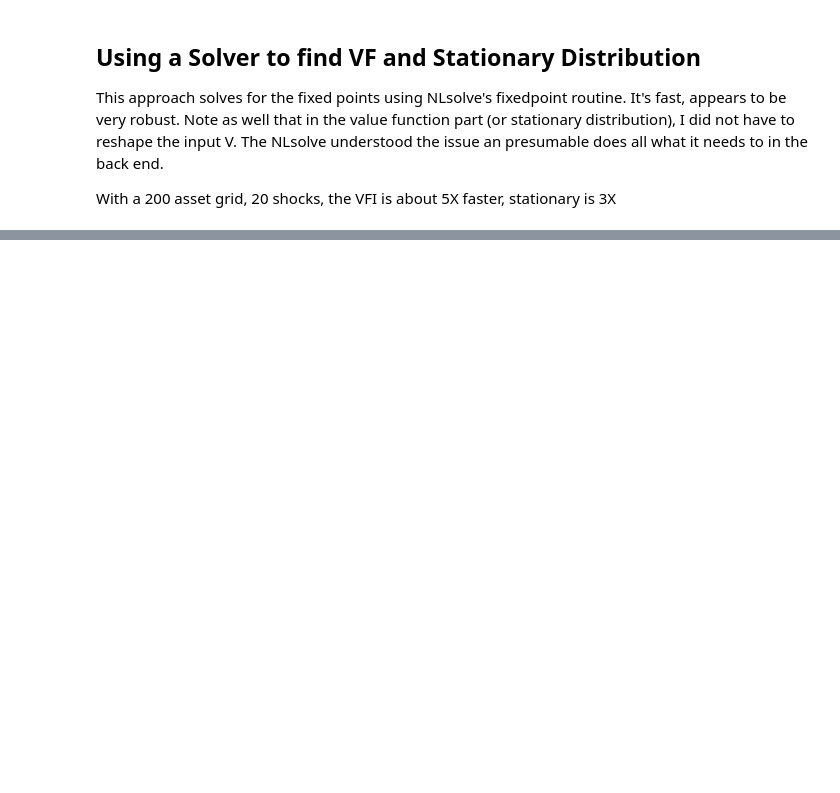
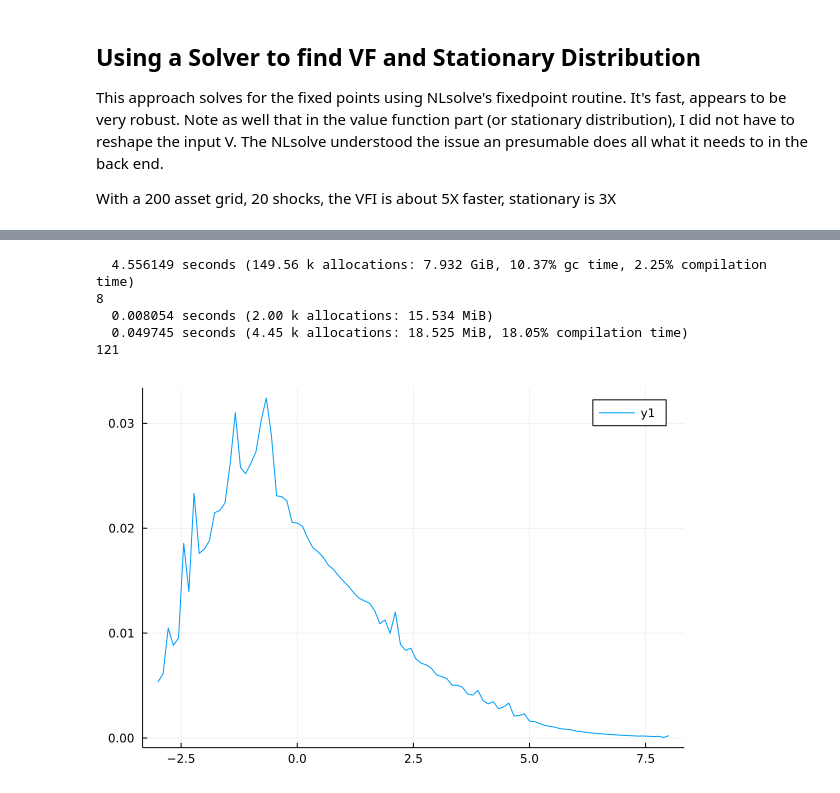
Before and after one commit to mwaugh0328/Hugget-Economy, a Jupyter notebook: hugget.ipynb, the cells around one changed output, grey strips where cells are left out. Cells and saved outputs as stored; diff of their text form; code cells hidden in the pictures; blank space fills up the shorter version.

```diff
--- a/hugget.ipynb
+++ b/hugget.ipynb
@@ -353,0 +421,56 @@ With a 200 asset grid, 20 shocks, the VFI is about 5X faster, stationary is 3X
+# %%
+# make utility grid
+
+u = make_utility(test)
+
+# define the inline function on the bellman operator.
+# so the input is v (other stuff is fixed)
+
+T(v) = bellman_operator(v,u,test.mc.p,test.β)
+
+initialvalue = -ones(test.Na, test.Nshocks) / (1- test.β)
+
+@time vfisol = fixedpoint(T, initialvalue, ftol = 1e-3, method = :newton, autodiff = :forward)
+
+# this then implements the solution to the fixed point using
+# NLsolve here: https://github.com/JuliaNLSolvers/NLsolve.jl
+# mcall example here:
+# https://julia.quantecon.org/getting_started_julia/julia_by_example.html#example-variations-on-fixed-points
+
+
+println(vfisol.f_calls)
+#this approach works very good.
+
+policy = Array{CartesianIndex{2}}(undef, size(vfisol.zero))
+
+vf, policy = bellman_operator(vfisol.zero, u, test.mc.p, test.β, policy);
+# use multiple dispacth to grab the policy function
+
+@time Q = make_transition_prob(test, policy);
+
+##########################################################
+
+g(L) = fixed_dist(L, Q)
+
+# same deal as above, inline function where the
+# distribution must L = Q'L
+
+initialvalue = zeros(size(Q)[1], 1)
+
+initialvalue[1] = 1.0
+
+@time stsol = fixedpoint(g, initialvalue, ftol = 1e-10, method = :anderson)
+# same deal
+
+println(stsol.f_calls)
+
+st = reshape(stsol.zero,test.Nshocks,test.Na)';
+
+plot(test.agrid, sum(st, dims = 2))
+# %% [output]
+  4.556149 seconds (149.56 k allocations: 7.932 GiB, 10.37% gc time, 2.25% compilation time)
+8
+  0.008054 seconds (2.00 k allocations: 15.534 MiB)
+  0.049745 seconds (4.45 k allocations: 18.525 MiB, 18.05% compilation time)
+121
+[figure, added]
```
Also changed, not shown: parts of 8 cells of this notebook.
